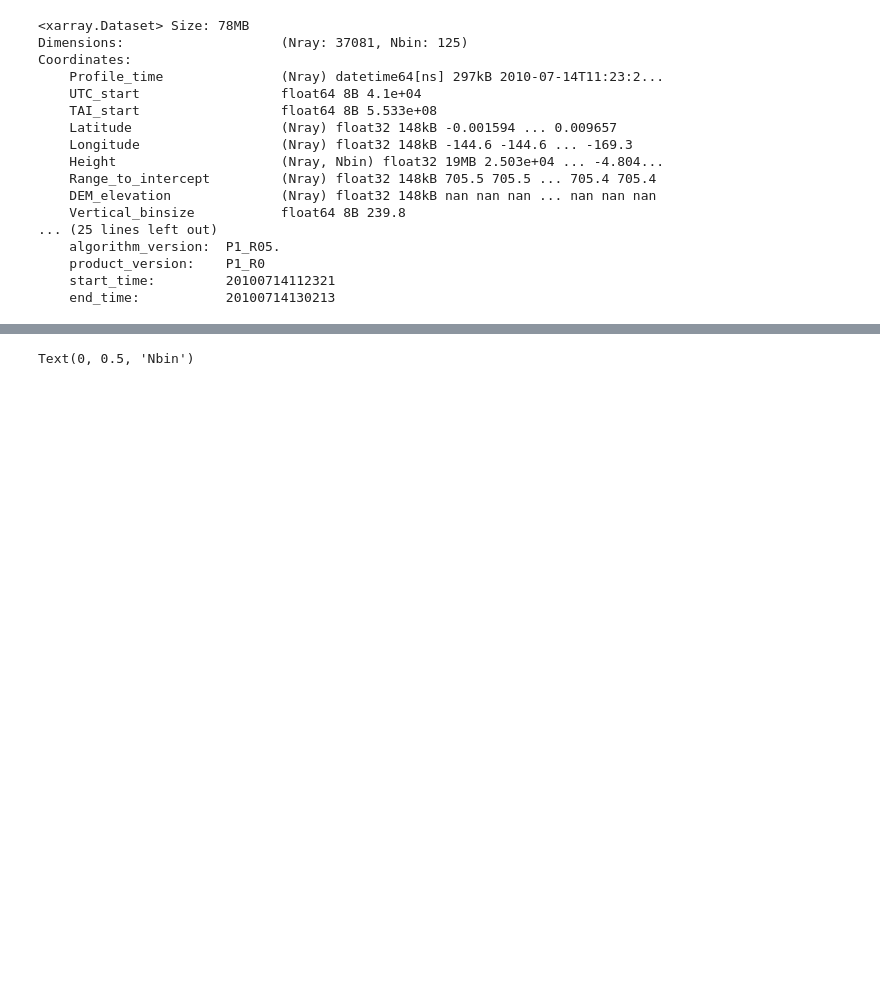
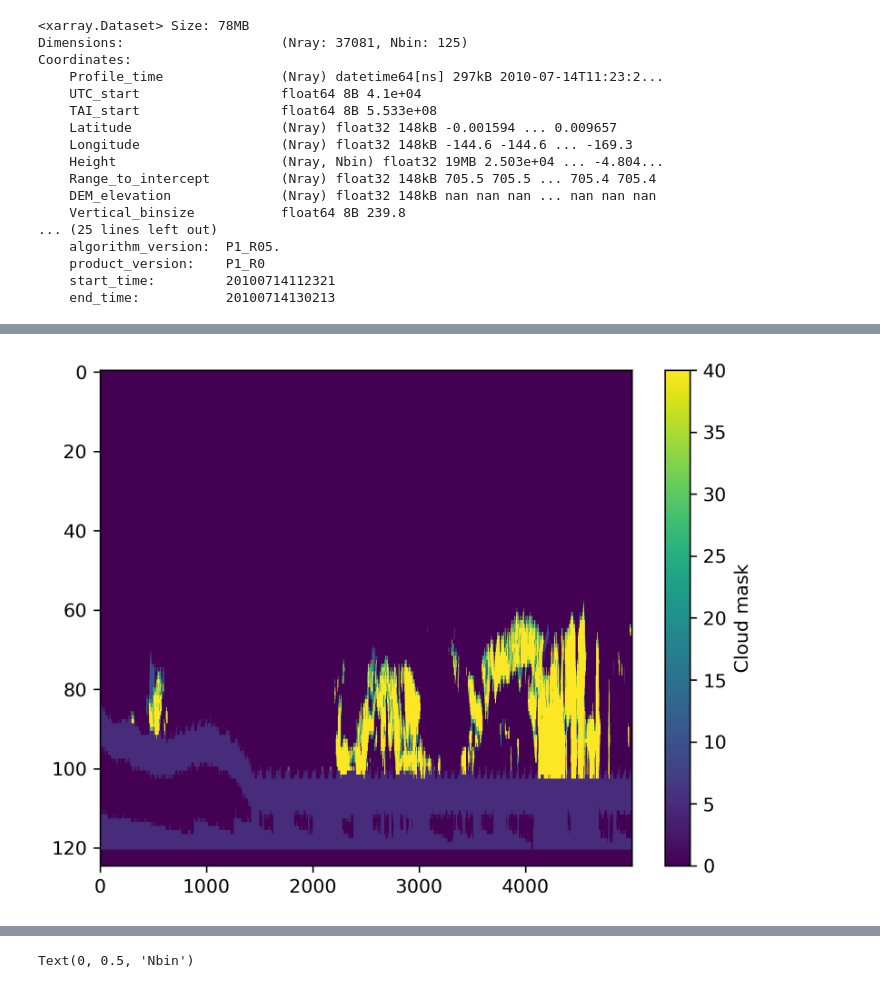
Before and after one commit to w-k-jones/CloudSatiPy, a Jupyter notebook: examples/reconstruct_cloudmask.ipynb, the cells around one changed output, grey strips where cells are left out. Drawn from its saved outputs; the diff is of its cells as text; code cells hidden in the pictures; blank space fills up the shorter version.

```diff
--- a/examples/reconstruct_cloudmask.ipynb
+++ b/examples/reconstruct_cloudmask.ipynb
@@ -148,0 +203,9 @@ Coordinates:
+# %%
+plt.figure(dpi=300)
+plt.imshow(
+    geoprof_ds.CPR_Cloud_mask.T[:, 10000:15000],
+    aspect="auto", interpolation="nearest", vmax=40, vmin=0
+)
+cbar = plt.colorbar(label="Cloud mask")
+# %% [output]
+[figure, added]
```
Also changed, not shown: parts of 12 cells of this notebook, 2 other files.
